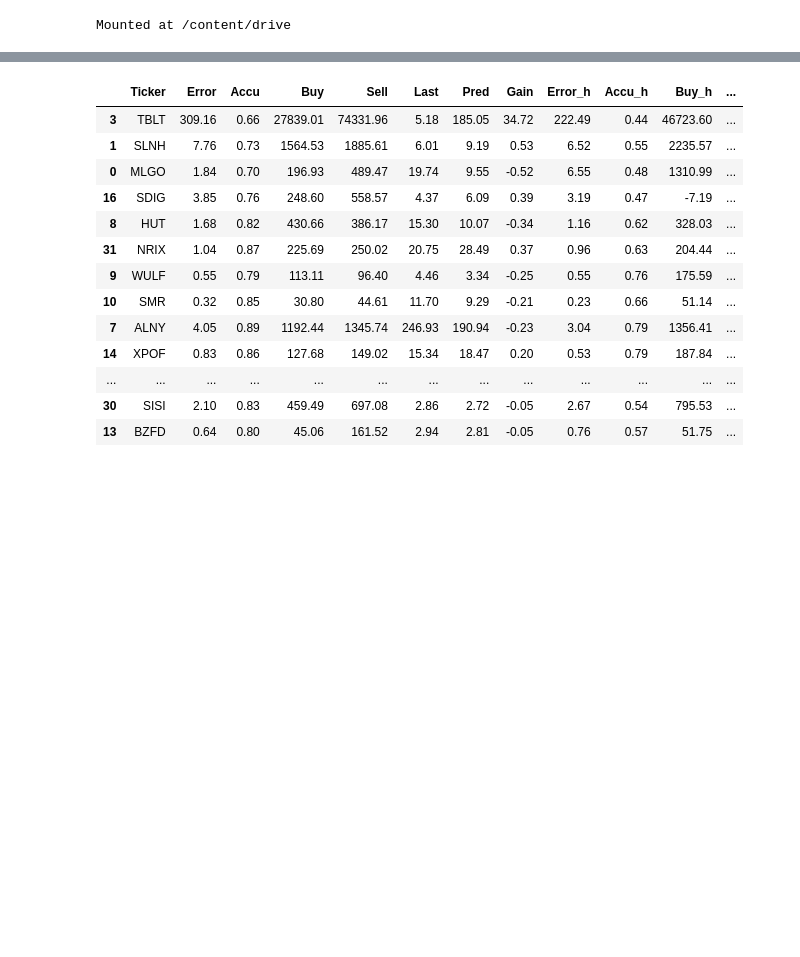
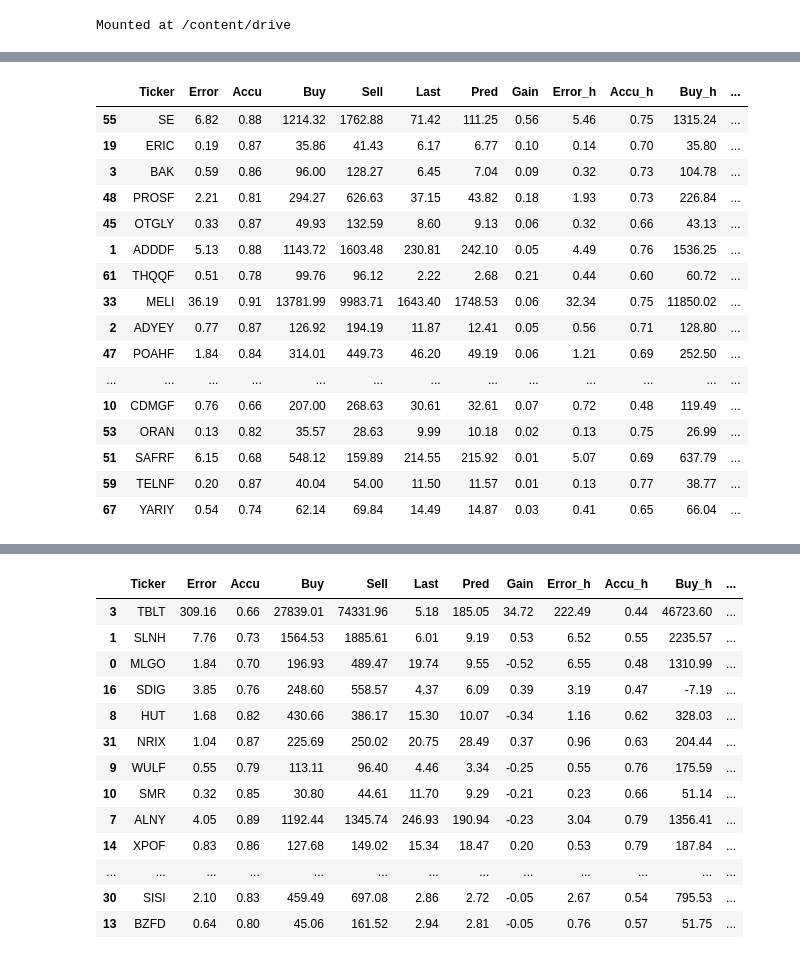
Before and after one commit to ahsank/StockML, a Jupyter notebook: TestLocal.ipynb, the cells around one changed output, grey strips where cells are left out. Saved outputs shown, nothing was run; the diff lists cells and outputs as text; code cells hidden in the pictures; blank space fills up the shorter version.

```diff
--- a/TestLocal.ipynb
+++ b/TestLocal.ipynb
@@ -27,7 +27,8 @@ def addAllocHL(df, stop_loss, profit_factor=1):
 # %%
 findata.EPOCHS=200
 new = []
-model = "gstock-4b-test"
+prevmodel = "gstock-4b-test"
+model = "gstock-6b-test"
 tickers = [ 'ASML', 'ADDDF', 'ADYEY',
             'BAK', 'BASFY', 'BESIY',
             'CAAP', 'CDUAF', 'COTY', 'COVTY', 'CDMGF', 'CPG', 'CX', 'DBOEY',
@@ -176,3 +191,27 @@ tickers = [ 'FXY', 'GLD', 'ISHG', 'PDBC', 'SLV', 'SOYB',
+# %%
+addAllocHL(df, 0.10, 1)
+df1 = df[df.Gain > 0]
+pd.options.display.max_columns = None
+# df.iloc[(df.Alloc * abs(df.Gain_f)).sort_values(ascending=False).index].head(50)
+df1.sort_values('Alloc', ascending=False).head(50)
+# %% [output]
+|  | Ticker | Error | Accu | Buy | Sell | Last | Pred | Gain | Error_h | Accu_h | Buy_h | ... |
+| 55 | SE | 6.82 | 0.88 | 1214.32 | 1762.88 | 71.42 | 111.25 | 0.56 | 5.46 | 0.75 | 1315.24 | ... |
+| 19 | ERIC | 0.19 | 0.87 | 35.86 | 41.43 | 6.17 | 6.77 | 0.10 | 0.14 | 0.70 | 35.80 | ... |
+| 3 | BAK | 0.59 | 0.86 | 96.00 | 128.27 | 6.45 | 7.04 | 0.09 | 0.32 | 0.73 | 104.78 | ... |
+| 48 | PROSF | 2.21 | 0.81 | 294.27 | 626.63 | 37.15 | 43.82 | 0.18 | 1.93 | 0.73 | 226.84 | ... |
+| 45 | OTGLY | 0.33 | 0.87 | 49.93 | 132.59 | 8.60 | 9.13 | 0.06 | 0.32 | 0.66 | 43.13 | ... |
+| 1 | ADDDF | 5.13 | 0.88 | 1143.72 | 1603.48 | 230.81 | 242.10 | 0.05 | 4.49 | 0.76 | 1536.25 | ... |
+| 61 | THQQF | 0.51 | 0.78 | 99.76 | 96.12 | 2.22 | 2.68 | 0.21 | 0.44 | 0.60 | 60.72 | ... |
+| 33 | MELI | 36.19 | 0.91 | 13781.99 | 9983.71 | 1643.40 | 1748.53 | 0.06 | 32.34 | 0.75 | 11850.02 | ... |
+| 2 | ADYEY | 0.77 | 0.87 | 126.92 | 194.19 | 11.87 | 12.41 | 0.05 | 0.56 | 0.71 | 128.80 | ... |
+| 47 | POAHF | 1.84 | 0.84 | 314.01 | 449.73 | 46.20 | 49.19 | 0.06 | 1.21 | 0.69 | 252.50 | ... |
+| ... | ... | ... | ... | ... | ... | ... | ... | ... | ... | ... | ... | ... |
+| 10 | CDMGF | 0.76 | 0.66 | 207.00 | 268.63 | 30.61 | 32.61 | 0.07 | 0.72 | 0.48 | 119.49 | ... |
+| 53 | ORAN | 0.13 | 0.82 | 35.57 | 28.63 | 9.99 | 10.18 | 0.02 | 0.13 | 0.75 | 26.99 | ... |
+| 51 | SAFRF | 6.15 | 0.68 | 548.12 | 159.89 | 214.55 | 215.92 | 0.01 | 5.07 | 0.69 | 637.79 | ... |
+| 59 | TELNF | 0.20 | 0.87 | 40.04 | 54.00 | 11.50 | 11.57 | 0.01 | 0.13 | 0.77 | 38.77 | ... |
+| 67 | YARIY | 0.54 | 0.74 | 62.14 | 69.84 | 14.49 | 14.87 | 0.03 | 0.41 | 0.65 | 66.04 | ... |
 # %%
 lossfn = "huber_loss"
 pipeline.IS_VERBOSE = False
```
Also changed, not shown: parts of 4 cells of this notebook.
